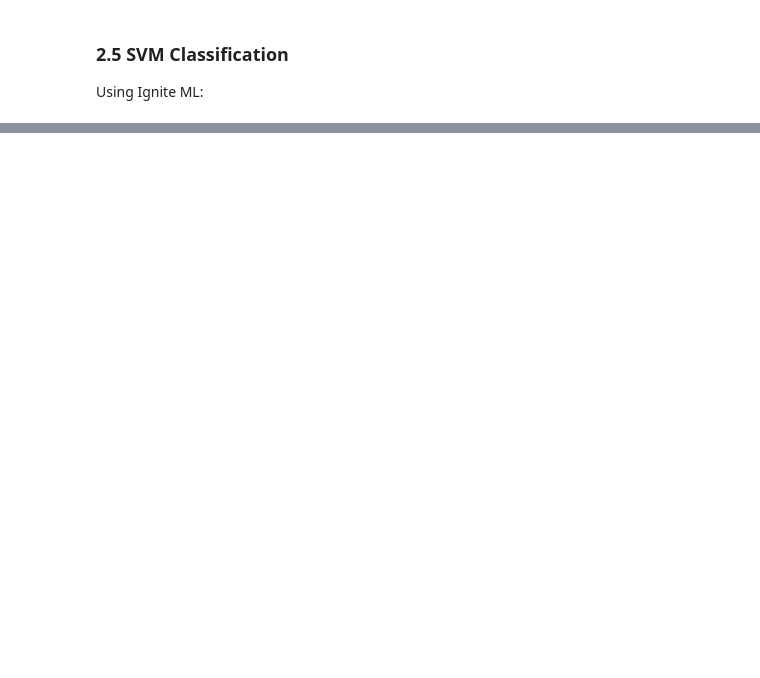
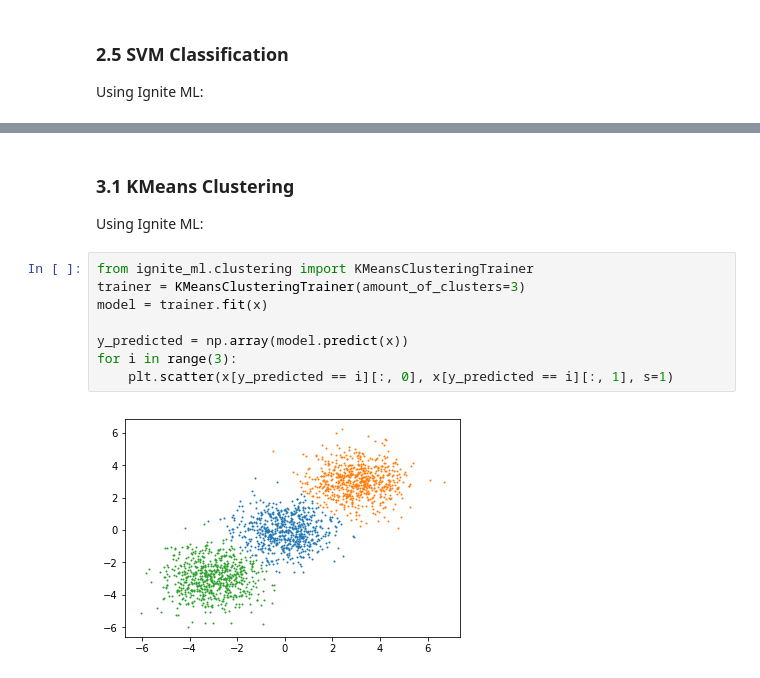
Before and after one commit to dmitrievanthony/ignite_ml, a Jupyter notebook: example.ipynb, the cells around one changed output, grey strips where cells are left out. Drawn from its saved outputs; the diff is of its cells as text; blank space fills up the shorter version.

```diff
--- a/example.ipynb
+++ b/example.ipynb
@@ -188,0 +249,14 @@ accuracy_score(y_test, clf.predict(x_test))
+# %% [markdown]
+### 3.1 KMeans Clustering
+
+Using Ignite ML:
+# %%
+from ignite_ml.clustering import KMeansClusteringTrainer
+trainer = KMeansClusteringTrainer(amount_of_clusters=3)
+model = trainer.fit(x)
+
+y_predicted = np.array(model.predict(x))
+for i in range(3):
+    plt.scatter(x[y_predicted == i][:, 0], x[y_predicted == i][:, 1], s=1)
+# %% [output]
+[figure, added]
```
Also changed, not shown: parts of 29 cells of this notebook, 3 other files.
